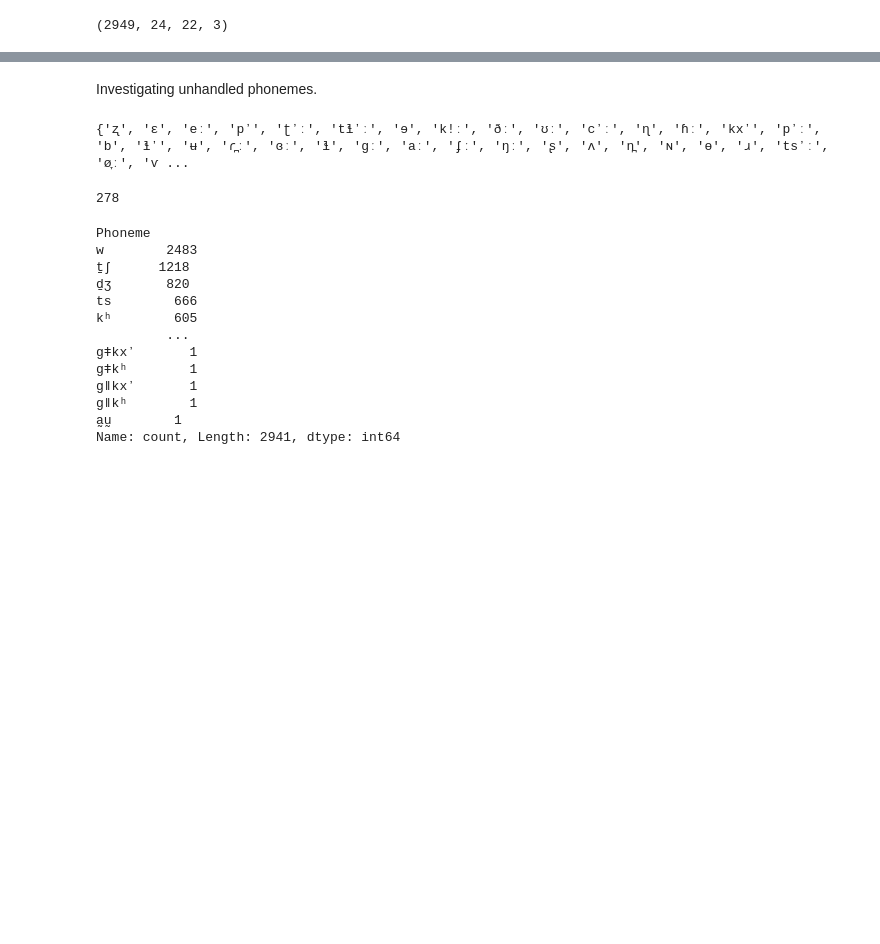
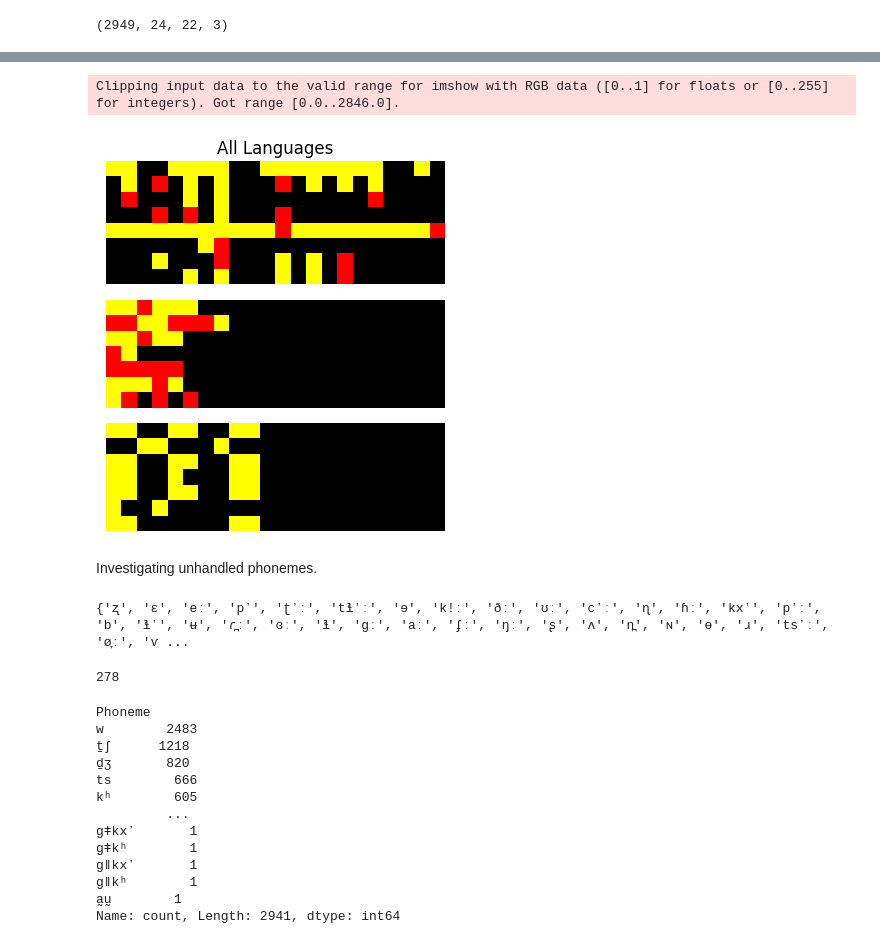
Before and after one commit to Pappa/conlanger, a Jupyter notebook: notebooks/prepare_phoible_data.ipynb, the cells around one changed output, grey strips where cells are left out. Drawn from its saved outputs; the diff is of its cells as text; code cells hidden in the pictures; blank space fills up the shorter version.

```diff
--- a/notebooks/prepare_phoible_data.ipynb
+++ b/notebooks/prepare_phoible_data.ipynb
@@ -221,3 +278,18 @@ np.save("./data/language_phonemes.npy", language_phonemes_npy)
+# %%
+# what does the sum of all languages look like?
+
+fig = plt.imshow(
+    np.sum(language_phonemes_npy, axis=0),
+    cmap=plt.get_cmap("copper_r"),
+    vmin=np.min(language_phonemes_npy),
+    vmax=np.max(language_phonemes_npy),
+)
+plt.axis("off")
+plt.title("All Languages")
+plt.show()
+# %% [output]
+Clipping input data to the valid range for imshow with RGB data ([0..1] for floats or [0..255] for integers). Got range [0.0..2846.0].
+[figure, added]
 # %% [markdown]
 Investigating unhandled phonemes.
 # %%
```
Also changed, not shown: parts of 10 cells of this notebook, 9 other files.
